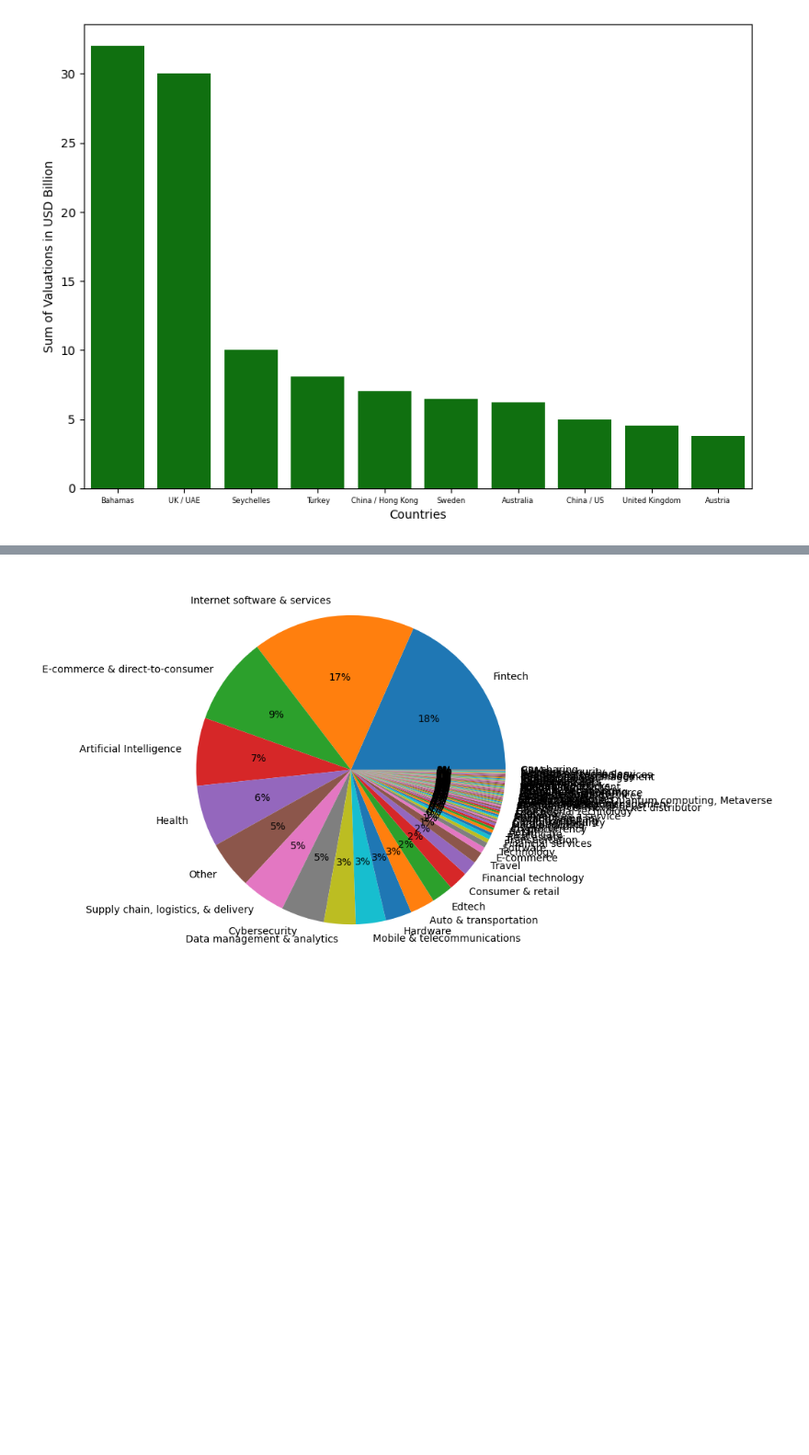
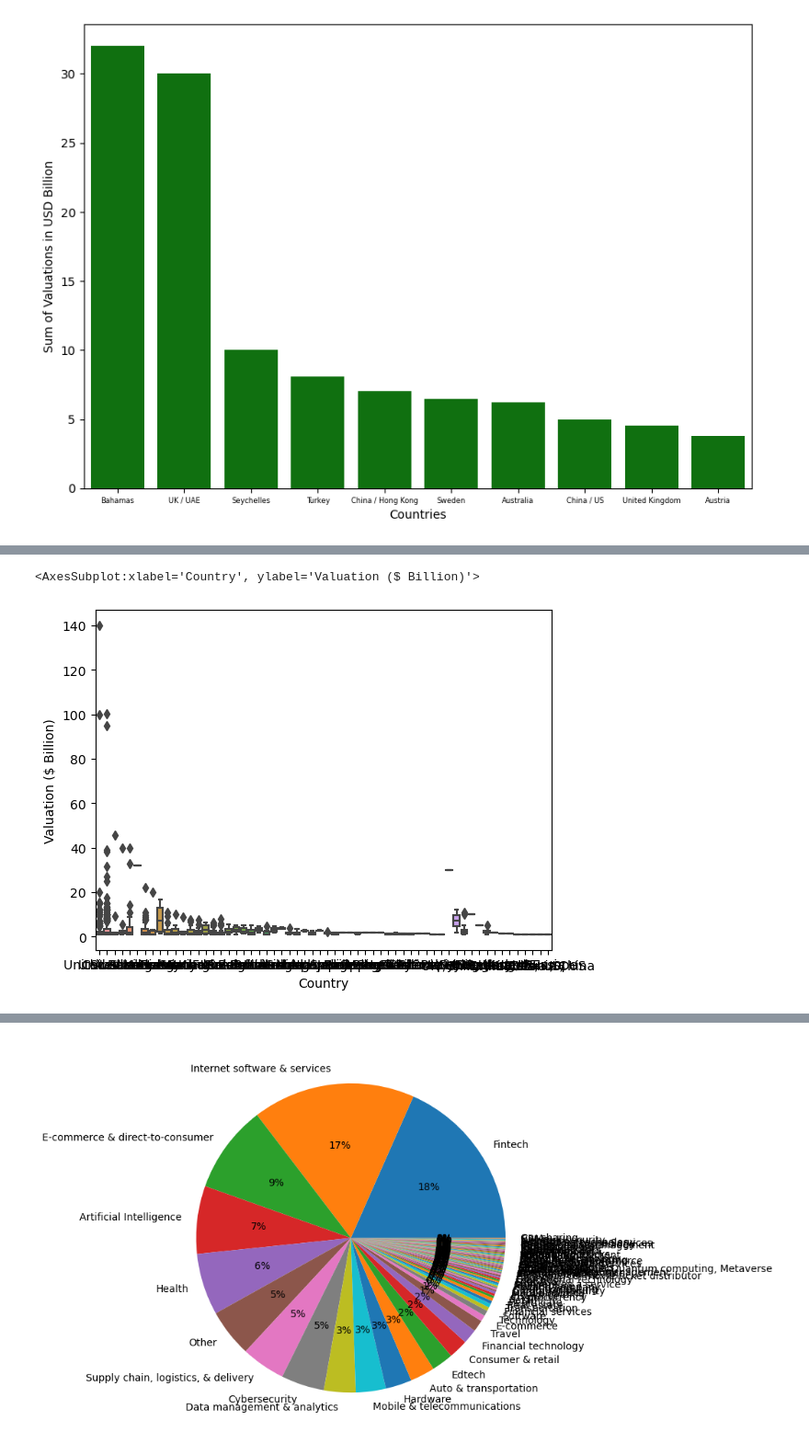
Before and after one commit to Frans-Grau/Project4-WebScrap, a Jupyter notebook: Insights/Unicorns.ipynb, the cells around one changed output, grey strips where cells are left out. Shown: that part at 92% size. Drawn from its saved outputs; the diff is of its cells as text; code cells hidden in the pictures; blank space fills up the shorter version.

```diff
--- a/Insights/Unicorns.ipynb
+++ b/Insights/Unicorns.ipynb
@@ -56,0 +61,3 @@ Text(0, 0.5, 'Sum of Valuations in USD Billion')
+# %%
+Top = unicorns[['Country','Valuation ($ Billion)']]
+Top
@@ -57,2 +78,6 @@ Text(0, 0.5, 'Sum of Valuations in USD Billion')
 # %%
 ### boxplots to show why us and others are not on this plots
+sns.boxplot(data=Top, x='Country', y = 'Valuation ($ Billion)')
+# %% [output]
+<AxesSubplot:xlabel='Country', ylabel='Valuation ($ Billion)'>
+[figure, added]
```
Also changed, not shown: parts of 4 cells of this notebook.
